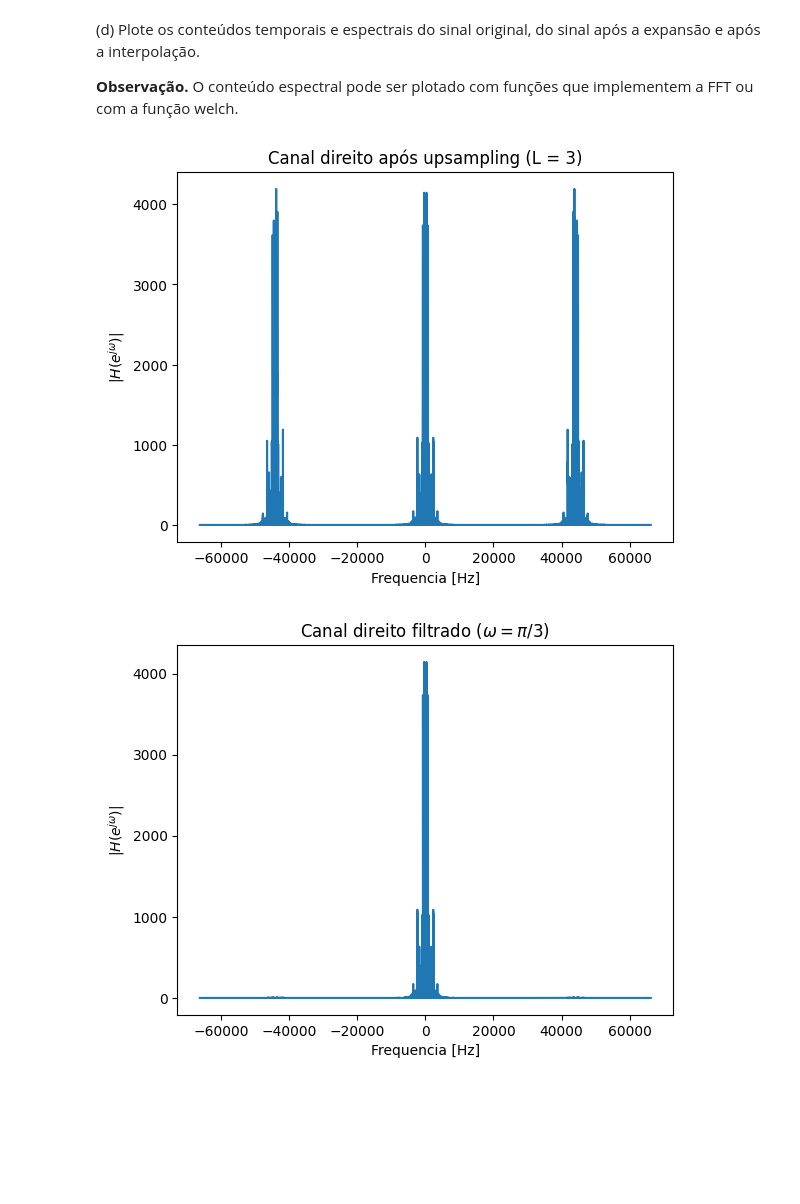
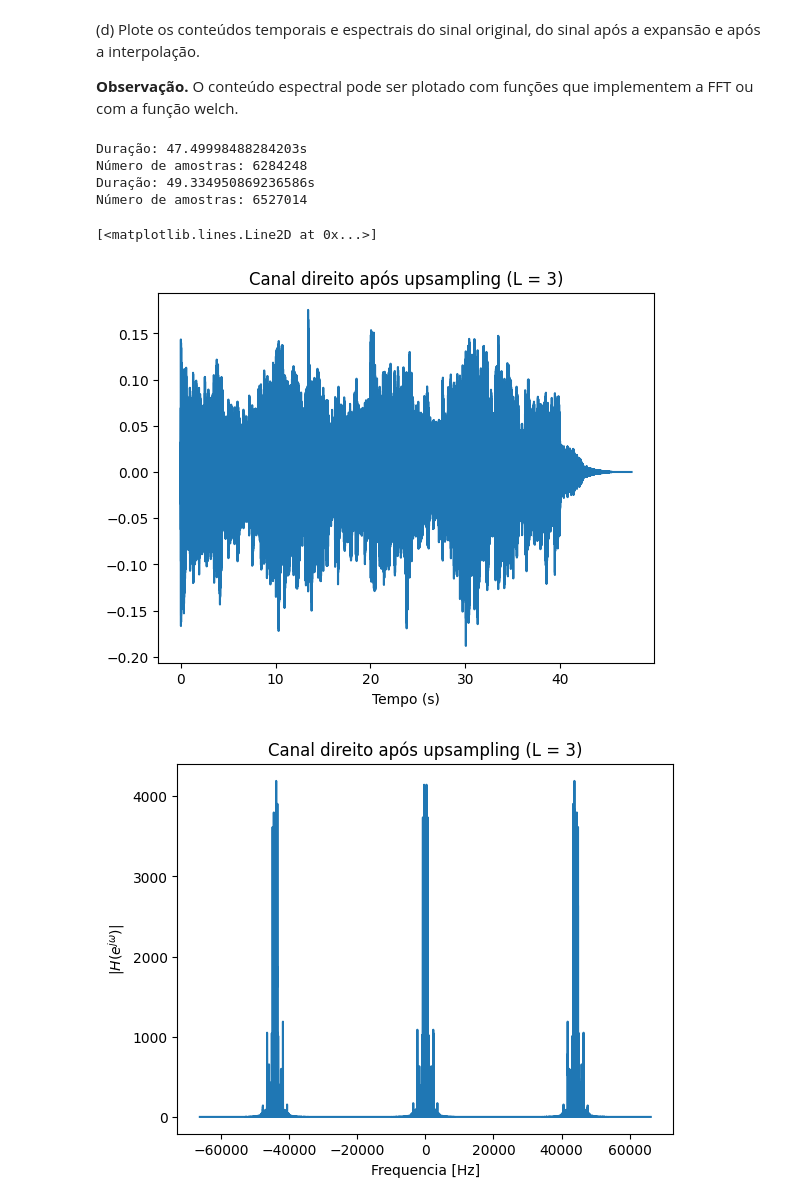
Before and after one commit to raphaelramosds/dsp-interpolator, a Jupyter notebook: codigos-fonte.ipynb, the cells around one changed output. Drawn from its saved outputs; the diff is of its cells as text; code cells hidden in the pictures; blank space fills up the shorter version.

```diff
--- a/codigos-fonte.ipynb
+++ b/codigos-fonte.ipynb
@@ -26,23 +26,26 @@ coeffs = np.genfromtxt('sample_data/coeffs_hamming.csv', delimiter=',')
 print(f"numero de canais = {data.shape[1]}")
 print(f"frequencia de amostragem = {samplerate} Hz")
 
-# Tempo total = numero de amostras / fs
-length = data.shape[0] / samplerate
-print(f"duracao = {length}s")
-time = np.linspace(0., length, data.shape[0])
-
-# Número de amostras da música
-num_samples=data.shape[0]
-print(f"numero de amostras = {num_samples}")
+# Plot no domínio do tempo de uma sequência x[n] de tempo discreto
+def plot_time_domain(x,sr,title):
+    # Conversão do domínio
+    n = len(x)
+    length = n/sr
+    time = np.linspace(0., length, n)
+    # Informações da sequência
+    print(f"Duração: {length}s")
+    print(f"Número de amostras: {n}")
+    plt.figure()
+    plt.xlabel("Tempo (s)")
+    plt.title(f"{title}")
+    plt.plot(time,x)
 
 # Extrai os canais esquerdo e direito
 data_l = data[:, 0]
 data_r = data[:, 1]
 
 # Plota o sinal no domínio do tempo
-plt.figure(1)
-plt.title("Canal Esquerdo")
-plt.plot(time, data_l)
+plot_time_domain(data_r,samplerate,"Canal direito no domínio do tempo")
 # %% [output]
 numero de canais = 2
 frequencia de amostragem = 44100 Hz
@@ -106,7 +108,11 @@ def pad_zeros(x,total):
   return output
 
 # Convolução por blocos com FFT de tamanho N
-def convolve(x,h,N):
+def convolve(inpt,kernel,N):
+  # Cópias dos arrays
+  x = inpt
+  h = kernel
+
   # Parâmetros
   P = len(h)
   L = N - P + 1
@@ -169,10 +175,24 @@ data_yright = convolve(data_r_int,coeffs,N)
 **Observação.** O conteúdo espectral pode ser plotado com funções que implementem a FFT ou com a função welch.
 # %%
 # Canal direito com upsampling (L = 3)
+plot_time_domain(data_r_int,3*samplerate,"Canal direito após upsampling (L = 3)")
 plot_centered_spectrum(data_r_int,len(data_r_int),1,3*samplerate,"Canal direito após upsampling (L = 3)")
 
 # Canal direito filtrado (wc = pi/3)
+plot_time_domain(data_yright,3*samplerate,"Canal direito filtrado ($\omega=\pi/3$)")
 plot_centered_spectrum(data_yright,len(data_yright),1,3*samplerate,"Canal direito filtrado ($\omega=\pi/3$)")
+
+# Plot do filtro
+plt.figure()
+plt.title("Filtro projetado")
+plt.ylabel("$h[n]$")
+plt.xlabel("n")
+plt.plot(np.arange(len(coeffs)),coeffs)
 # %% [output]
+Duração: 47.49998488284203s
+Número de amostras: 6284248
+Duração: 49.334950869236586s
+Número de amostras: 6527014
+[<matplotlib.lines.Line2D at 0x...>]
-[figure, old version]
+[figure, new version]
-[figure, old version]
+[figure, new version]
```
Also changed, not shown: parts of 3 cells of this notebook.
